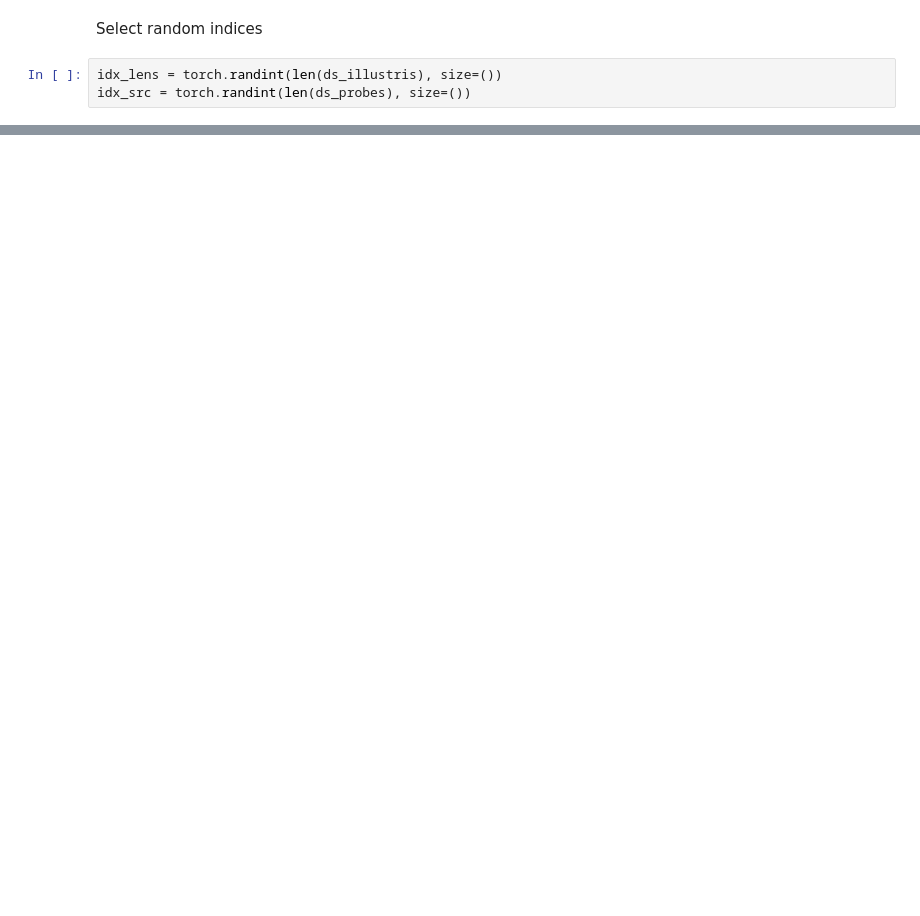
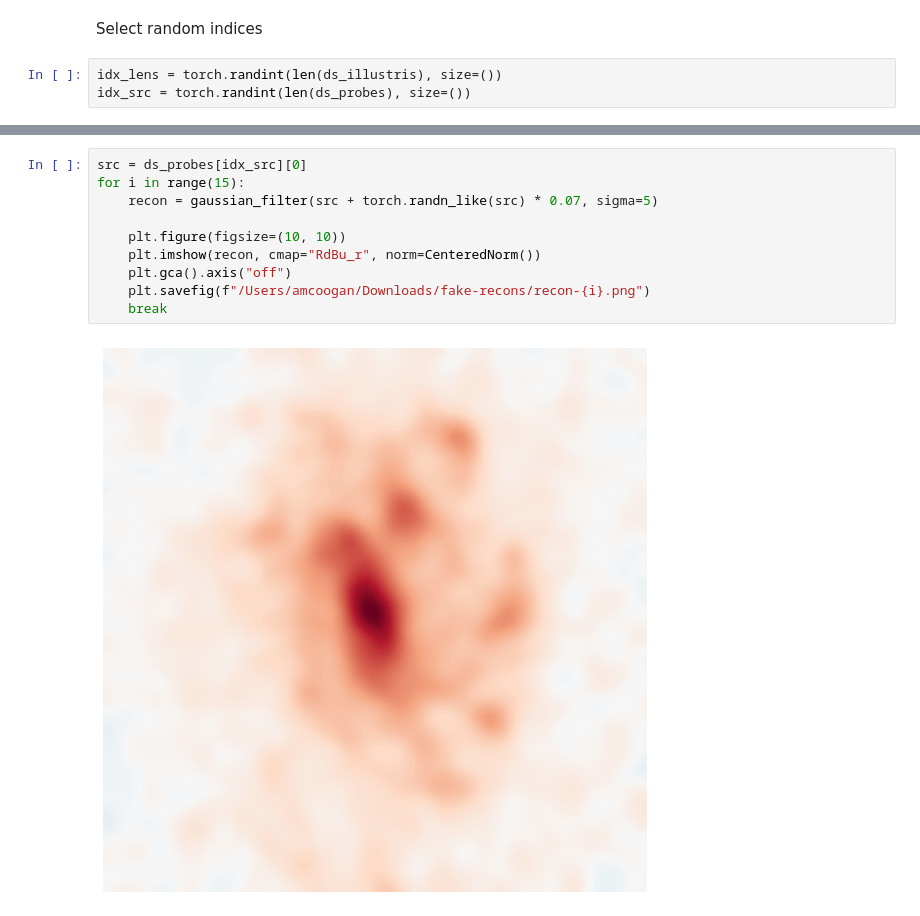
Before and after one commit to Ciela-Institute/caustic-analyses, a Jupyter notebook: notebooks/data-loading-demo.ipynb, the cells around one changed output, grey strips where cells are left out. Drawn from its saved outputs; the diff is of its cells as text; blank space fills up the shorter version.

```diff
--- a/notebooks/data-loading-demo.ipynb
+++ b/notebooks/data-loading-demo.ipynb
@@ -125,0 +168,12 @@ fig.tight_layout()
+# %%
+src = ds_probes[idx_src][0]
+for i in range(15):
+    recon = gaussian_filter(src + torch.randn_like(src) * 0.07, sigma=5)
+
+    plt.figure(figsize=(10, 10))
+    plt.imshow(recon, cmap="RdBu_r", norm=CenteredNorm())
+    plt.gca().axis("off")
+    plt.savefig(f"/Users/amcoogan/Downloads/fake-recons/recon-{i}.png")
+    break
+# %% [output]
+[figure, added]
```
Also changed, not shown: parts of 11 cells of this notebook, 2 other files.
